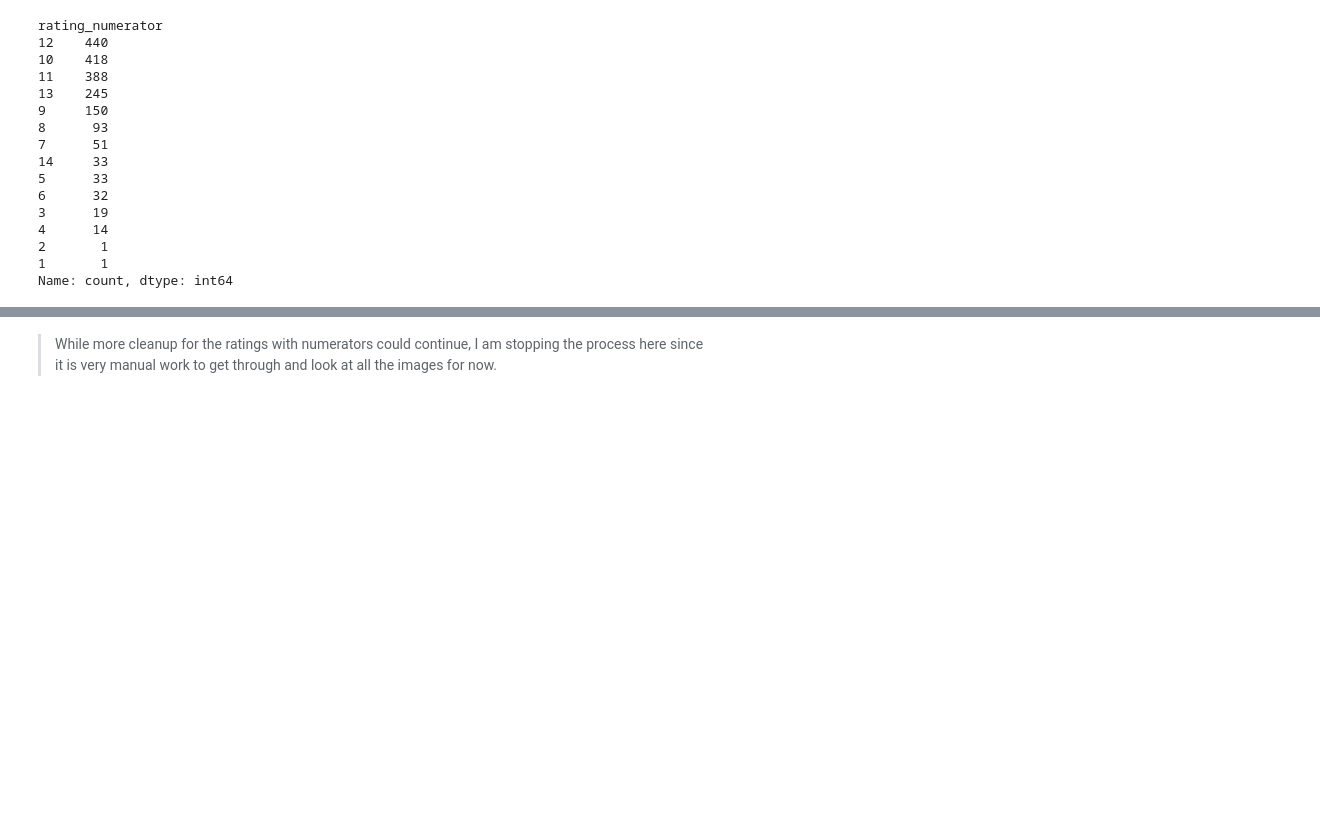
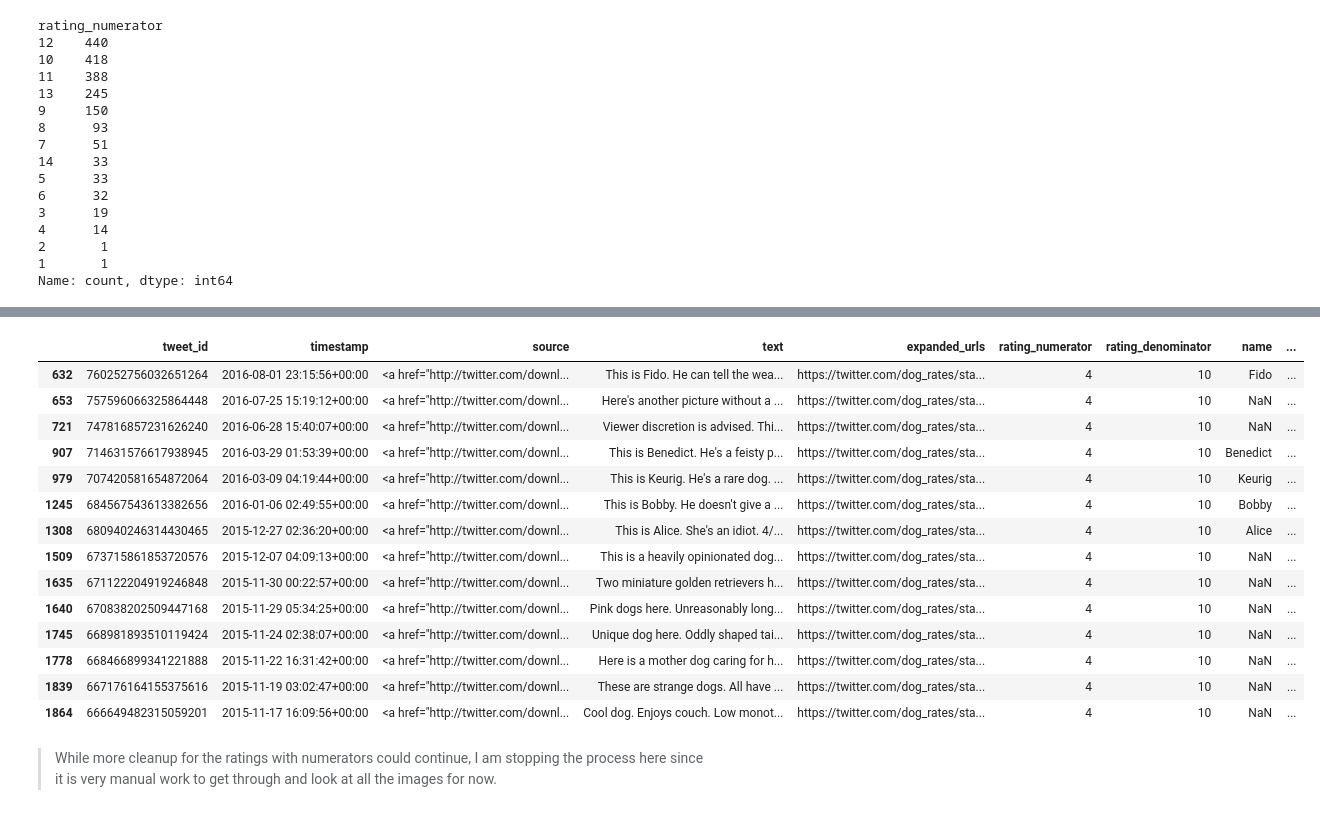
Before and after one commit to davidblackwelder/weratedogs-data-wrangling, a Jupyter notebook: wrangle_act.ipynb, the cells around one changed output, grey strips where cells are left out. Saved outputs shown, nothing was run; the diff lists cells and outputs as text; code cells hidden in the pictures; blank space fills up the shorter version.

```diff
--- a/wrangle_act.ipynb
+++ b/wrangle_act.ipynb
@@ -1534,0 +1558,32 @@ Name: count, dtype: int64
+# %%
+# Remove tweet_id for not being dogs
+# 777885040357281792, 718246886998687744, 706901761596989440, 699088579889332224, 693590843962331137, 686003207160610816, 681302363064414209,
+# 676098748976615425, 674690135443775488, 674045139690631169, 673906403526995968, 673700254269775872, 670055038660800512, 668643542311546881,
+# 667937095915278337, 666837028449972224, 666293911632134144
+
+not_dogs_3_rating = ['777885040357281792', '718246886998687744', '706901761596989440', '699088579889332224',
+                     '693590843962331137', '686003207160610816', '681302363064414209', '676098748976615425',
+                     '674690135443775488', '674045139690631169', '673906403526995968', '673700254269775872',
+                     '670055038660800512', '668643542311546881', '667937095915278337', '666837028449972224',
+                     '666293911632134144']
+
+for not_dog in not_dogs_3_rating:
+    twitter_archive_clean = twitter_archive_clean.query('`tweet_id` != @not_dog').reset_index(drop=True).copy()
+# %%
+twitter_archive_clean.query('rating_numerator == 4')
+# %% [output]
+|  | tweet_id | timestamp | source | text | expanded_urls | rating_numerator | rating_denominator | name | ... |
+| 632 | 760252756032651264 | 2016-08-01 23:15:56+00:00 | <a href="http://twitter.com/downl... | This is Fido. He can tell the wea... | https://twitter.com/dog_rates/sta... | 4 | 10 | Fido | ... |
+| 653 | 757596066325864448 | 2016-07-25 15:19:12+00:00 | <a href="http://twitter.com/downl... | Here's another picture without a ... | https://twitter.com/dog_rates/sta... | 4 | 10 | NaN | ... |
+| 721 | 747816857231626240 | 2016-06-28 15:40:07+00:00 | <a href="http://twitter.com/downl... | Viewer discretion is advised. Thi... | https://twitter.com/dog_rates/sta... | 4 | 10 | NaN | ... |
+| 907 | 714631576617938945 | 2016-03-29 01:53:39+00:00 | <a href="http://twitter.com/downl... | This is Benedict. He's a feisty p... | https://twitter.com/dog_rates/sta... | 4 | 10 | Benedict | ... |
+| 979 | 707420581654872064 | 2016-03-09 04:19:44+00:00 | <a href="http://twitter.com/downl... | This is Keurig. He's a rare dog. ... | https://twitter.com/dog_rates/sta... | 4 | 10 | Keurig | ... |
+| 1245 | 684567543613382656 | 2016-01-06 02:49:55+00:00 | <a href="http://twitter.com/downl... | This is Bobby. He doesn't give a ... | https://twitter.com/dog_rates/sta... | 4 | 10 | Bobby | ... |
+| 1308 | 680940246314430465 | 2015-12-27 02:36:20+00:00 | <a href="http://twitter.com/downl... | This is Alice. She's an idiot. 4/... | https://twitter.com/dog_rates/sta... | 4 | 10 | Alice | ... |
+| 1509 | 673715861853720576 | 2015-12-07 04:09:13+00:00 | <a href="http://twitter.com/downl... | This is a heavily opinionated dog... | https://twitter.com/dog_rates/sta... | 4 | 10 | NaN | ... |
+| 1635 | 671122204919246848 | 2015-11-30 00:22:57+00:00 | <a href="http://twitter.com/downl... | Two miniature golden retrievers h... | https://twitter.com/dog_rates/sta... | 4 | 10 | NaN | ... |
+| 1640 | 670838202509447168 | 2015-11-29 05:34:25+00:00 | <a href="http://twitter.com/downl... | Pink dogs here. Unreasonably long... | https://twitter.com/dog_rates/sta... | 4 | 10 | NaN | ... |
+| 1745 | 668981893510119424 | 2015-11-24 02:38:07+00:00 | <a href="http://twitter.com/downl... | Unique dog here. Oddly shaped tai... | https://twitter.com/dog_rates/sta... | 4 | 10 | NaN | ... |
+| 1778 | 668466899341221888 | 2015-11-22 16:31:42+00:00 | <a href="http://twitter.com/downl... | Here is a mother dog caring for h... | https://twitter.com/dog_rates/sta... | 4 | 10 | NaN | ... |
+| 1839 | 667176164155375616 | 2015-11-19 03:02:47+00:00 | <a href="http://twitter.com/downl... | These are strange dogs. All have ... | https://twitter.com/dog_rates/sta... | 4 | 10 | NaN | ... |
+| 1864 | 666649482315059201 | 2015-11-17 16:09:56+00:00 | <a href="http://twitter.com/downl... | Cool dog. Enjoys couch. Low monot... | https://twitter.com/dog_rates/sta... | 4 | 10 | NaN | ... |
```
Also changed, not shown: parts of 8 cells of this notebook.
